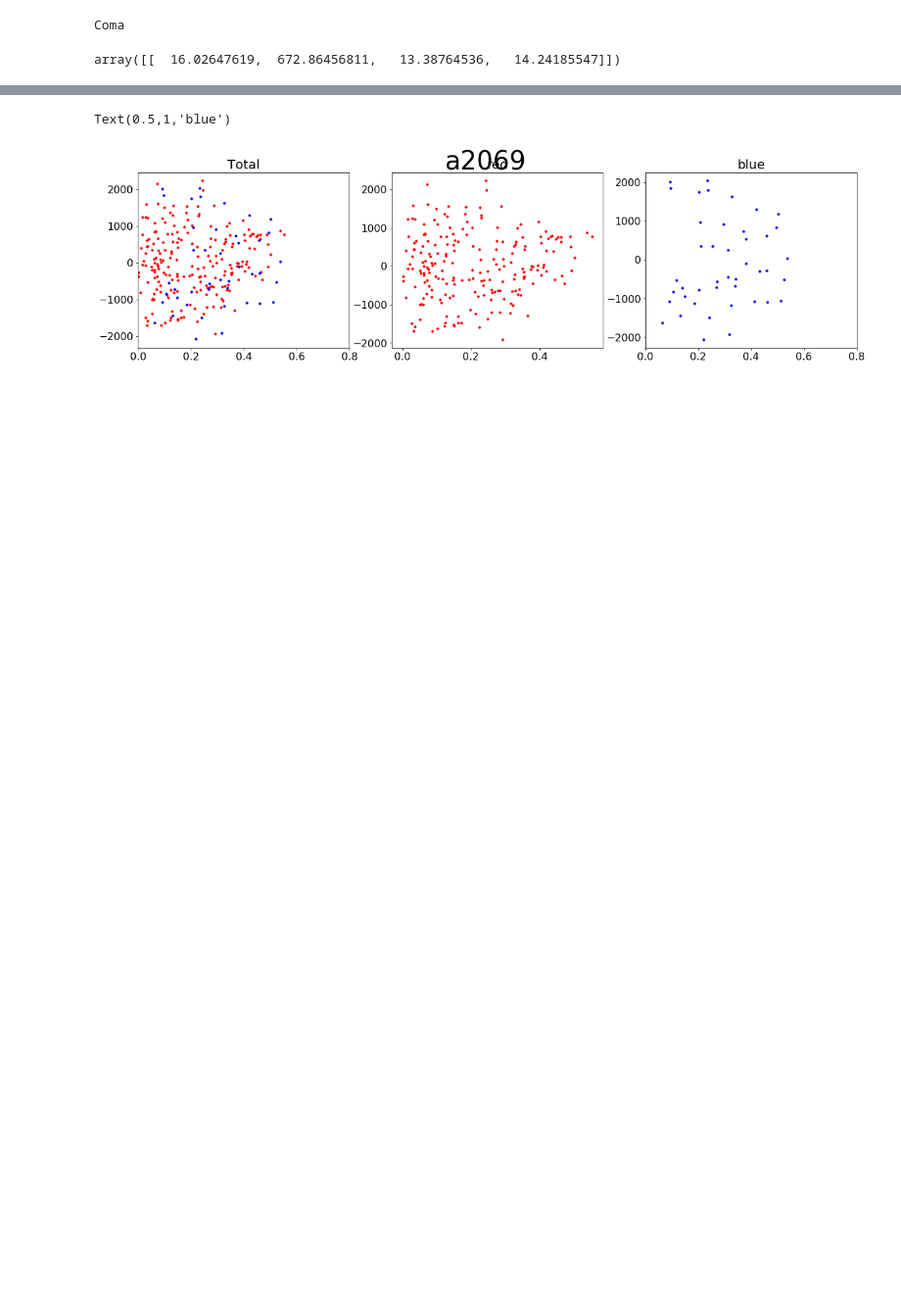
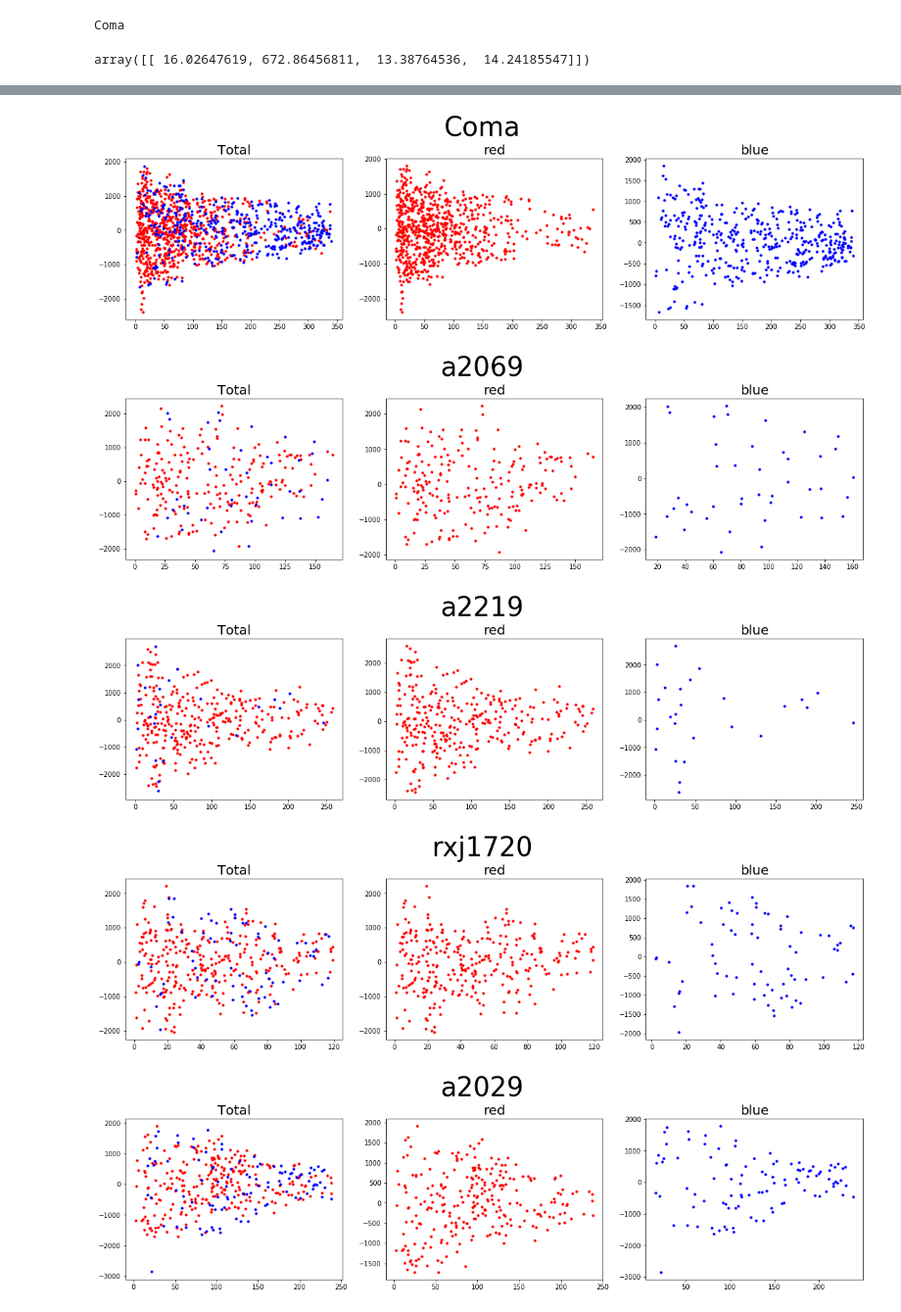
Before and after one commit to Erickmpowell/WWU-Research, a Jupyter notebook: AGA-2.ipynb, the cells around one changed output, grey strips where cells are left out. Shown at 98% size. Cells and saved outputs as stored; diff of their text form; code cells hidden in the pictures; blank space fills up the shorter version.

Commit message:
Checking coma for dist(angle/Rp)

```diff
--- a/AGA-2.ipynb
+++ b/AGA-2.ipynb
@@ -142,9 +145,14 @@ def cluster(i):
         print(name,' Using a membership cut')
     elif i==5:
         cz, ecz, g,r = np.loadtxt(os.getcwd()+"\Data\\a2029sohn17memphot.tab", usecols=(2,3,13,14),skiprows=2, unpack=True)
-        dist=np.repeat('?',len(g))
+        ra,dec= np.loadtxt(os.getcwd()+"\Data\\a2029sohn17memphot.tab", usecols=(0,1),skiprows=2, unpack=True)
+
+        c1=SkyCoord(np.median(ra),np.median(dec),unit=('deg'))
+        c2=SkyCoord(ra,dec,unit=('deg'))
+        sep=c1.separation(c2)
+        dist=sep.deg
+
         name='a2029'
-
     return cz, ecz, g, r, dist,name
 
 ##Function of sorts that will find the indexes of members of clusters (used for Red Blue split)
@@ -498,15 +506,18 @@ Mean: 0.0516006697319  Width: 0.983217139736
 # %%
-for i in range(len(changes)-2):
-
+for i in range(len(changes)-1):
 
     a=np.zeros(len(finalData))
-    a[changes[i]:changes[i+1]]=1
+    a[changes[i]+1:changes[i+1]+1]=1
     a=[bool(x) for x in a]
     b=np.logical_and(a,redindes)
     c=np.logical_and(a,~redindes)
 
+    angdist=np.array(finalData[a]['Dist'].astype(float))
+    cosmoz=np.array(finalData[a][r'$\bar{z}$'].astype(float))
+    listy=angdist*cosmo.angular_diameter_distance(cosmoz)
+
     plt.figure(i,figsize=(20,5))
-    plt.suptitle(finalData['Cluster'][changes[i+1]], fontsize=40)
+    plt.suptitle(finalData['Cluster'][changes[i]+1], fontsize=40)
     plt.tight_layout()
 
     plt.subplot(131)
@@ -530,32 +542,37 @@ for i in range(len(changes)-2):
 # %%
-i=1
+angdist=np.array(finalData['Dist'].astype(float))
+cosmoz=np.array(finalData[r'$\bar{z}$'].astype(float))
+listy=angdist*cosmo.angular_diameter_distance(cosmoz)
 
-a=np.zeros(len(finalData))
-a[changes[i]:changes[i+1]]=1
-a=[bool(x) for x in a]
-b=np.logical_and(a,redindes)
-c=np.logical_and(a,~redindes)
+for i in range(len(changes)-1):
 
-plt.figure(i,figsize=(20,5))
-plt.suptitle(finalData['Cluster'][changes[i+1]], fontsize=40)
-plt.tight_layout()
+    a=np.zeros(len(finalData))
+    a[changes[i]+1:changes[i+1]+1]=1
+    a=[bool(x) for x in a]
+    b=np.logical_and(a,redindes)
+    c=np.logical_and(a,~redindes)
 
-plt.subplot(131)
-plt.scatter(finalData['Dist'][b].astype(float),finalData['\u0394v'][b].astype(float),s=10,c='r')
-plt.scatter(finalData['Dist'][c].astype(float),finalData['\u0394v'][c].astype(float),s=10,c='b')
-plt.xlim(0,.8)
-plt.title('Total')
+    plt.figure(i,figsize=(20,5))
+    plt.suptitle(finalData['Cluster'][changes[i]+1], fontsize=40)
+    plt.tight_layout()
 
-plt.subplot(132)
-plt.scatter(finalData['Dist'][b].astype(float),finalData['\u0394v'][b].astype(float),s=10,c='r')
-plt.title('red')
+    plt.subplot(131)
+    plt.scatter(listy[b],finalData['\u0394v'][b].astype(float),s=10,c='r')
+    plt.scatter(listy[c],finalData['\u0394v'][c].astype(float),s=10,c='b')
+    plt.title('Total')
 
-plt.subplot(133)
-plt.scatter(finalData['Dist'][c].astype(float),finalData['\u0394v'][c].astype(float),s=10,c='b')
-plt.xlim(0,.8)
+    plt.subplot(132)
+    plt.scatter(listy[b],finalData['\u0394v'][b].astype(float),s=10,c='r')
+    plt.title('red')
 
-plt.title('blue')
+    plt.subplot(133)
+    plt.scatter(listy[c],finalData['\u0394v'][c].astype(float),s=10,c='b')
+    plt.title('blue')
+    plt.subplots_adjust(top=.8)
 # %% [output]
-Text(0.5,1,'blue')
-[figure, old version]
+[figure, new version]
+[figure, added]
+[figure, added]
+[figure, added]
+[figure, added]
 # %%
```
Also changed, not shown: parts of 10 cells of this notebook.
